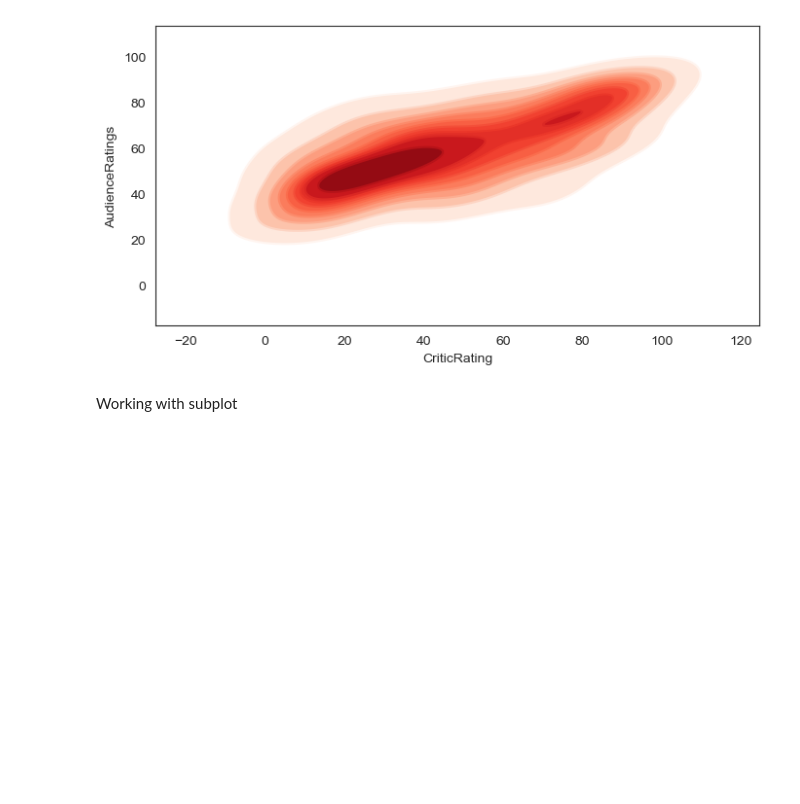
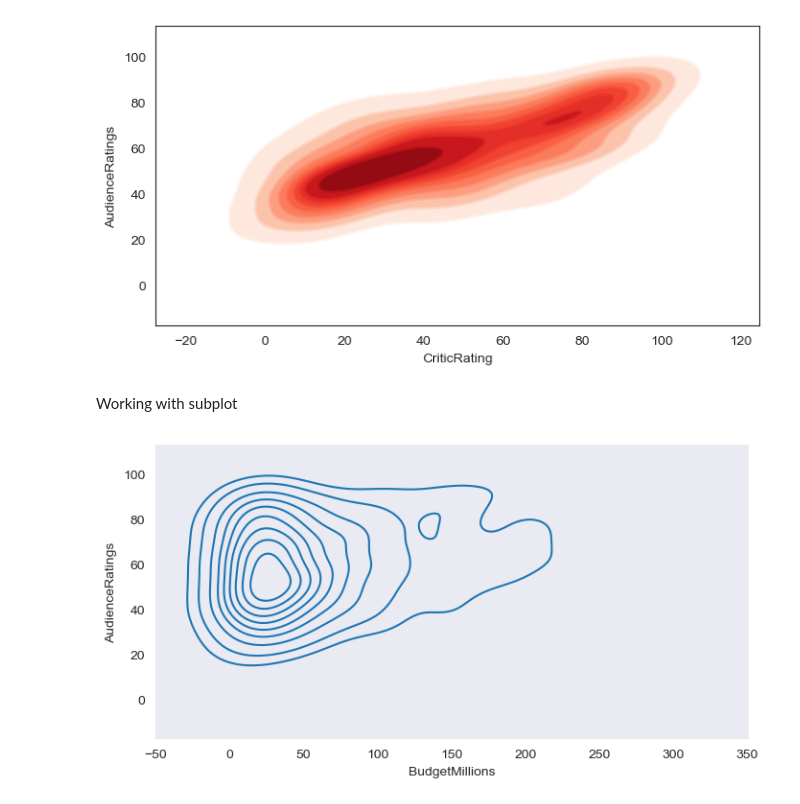
Before and after one commit to vishvadeepaktripathi/Udemy_python_cource, a Jupyter notebook: Udemy_For_loop.ipynb, the cells around one changed output. Drawn from its saved outputs; the diff is of its cells as text; code cells hidden in the pictures; blank space fills up the shorter version.

```diff
--- a/Udemy_For_loop.ipynb
+++ b/Udemy_For_loop.ipynb
@@ -1233,0 +1240,5 @@ Working with subplot
+# %%
+sns.set_style("dark")
+k1=sns.kdeplot(x=movies.BudgetMillions, y=movies.AudienceRatings)
+# %% [output]
+[figure, added]
```
Also changed, not shown: parts of 6 cells of this notebook.
